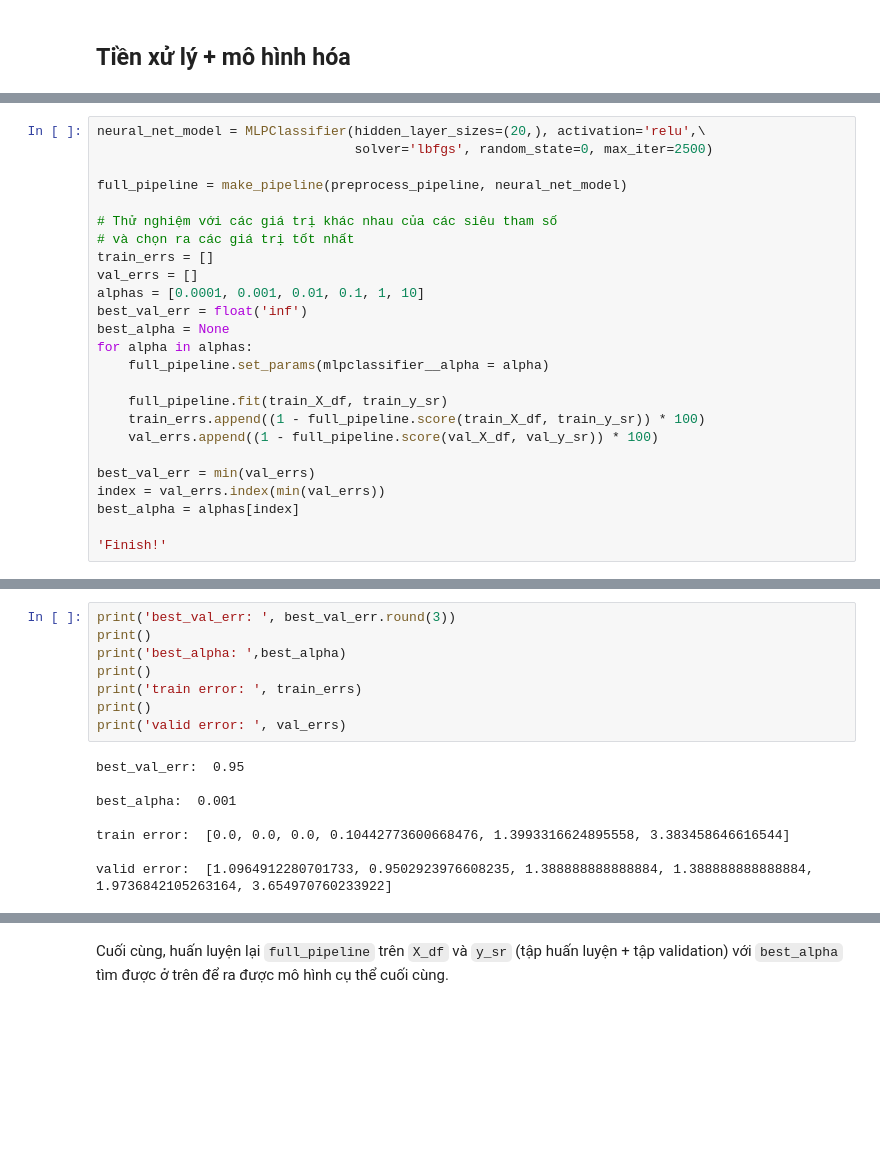
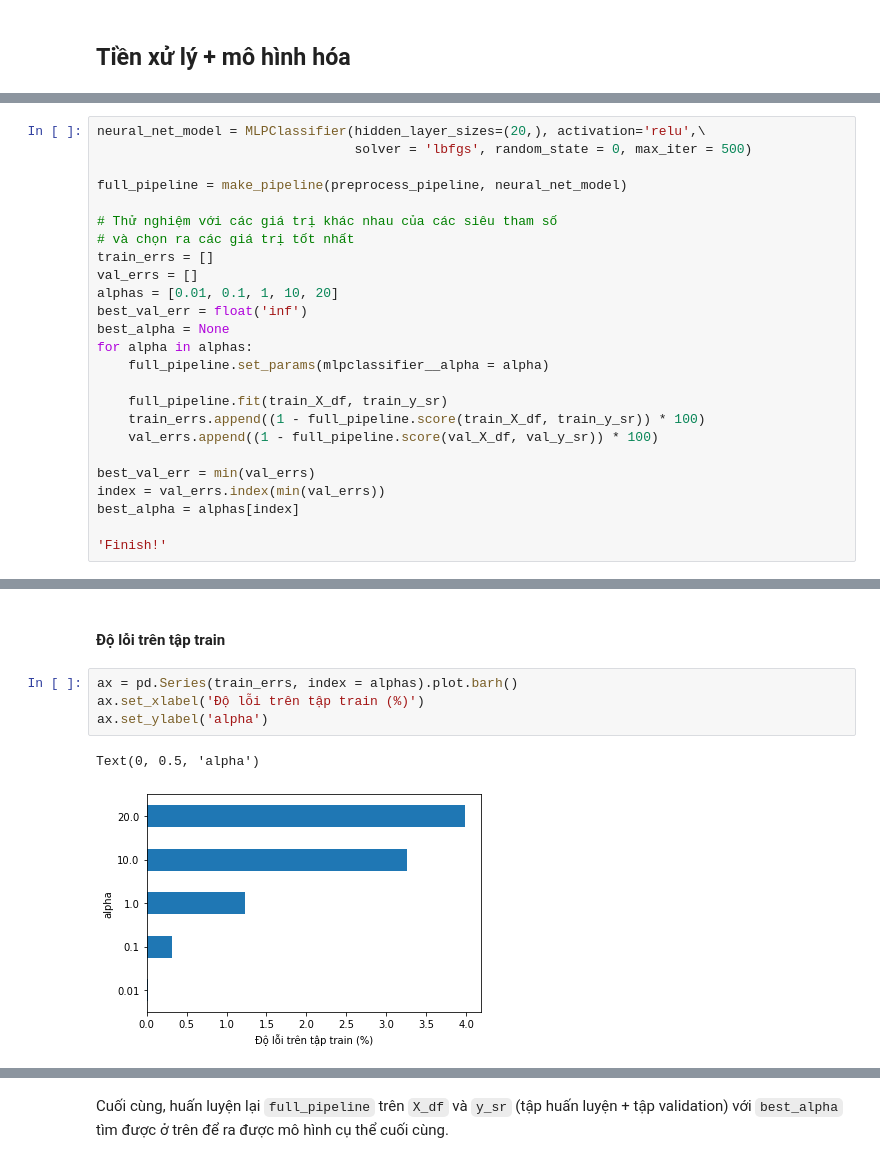
Before and after one commit to lethanhson1504/datascience-project-group16, a Jupyter notebook: Processing .ipynb, the cells around one changed output, grey strips where cells are left out. Cells and saved outputs as stored; diff of their text form; blank space fills up the shorter version.

```diff
--- a/Processing .ipynb
+++ b/Processing .ipynb
@@ -246,6 +247,6 @@ preprocessed_val_X.shape
 # %%
 neural_net_model = MLPClassifier(hidden_layer_sizes=(20,), activation='relu',\
-                                 solver='lbfgs', random_state=0, max_iter=2500)
+                                 solver = 'lbfgs', random_state = 0, max_iter = 500)
 
 full_pipeline = make_pipeline(preprocess_pipeline, neural_net_model)
 
@@ -253,7 +254,7 @@ full_pipeline = make_pipeline(preprocess_pipeline, neural_net_model)
 # và chọn ra các giá trị tốt nhất
 train_errs = []
 val_errs = []
-alphas = [0.0001, 0.001, 0.01, 0.1, 1, 10]
+alphas = [0.01, 0.1, 1, 10, 20]
 best_val_err = float('inf')
 best_alpha = None
 for alpha in alphas:
@@ -290,17 +307,10 @@ Pipeline(steps=[('pipeline',
                                random_state=0, solver='lbfgs'))])
+# %% [markdown]
+#### Độ lỗi trên tập train
 # %%
-print('best_val_err: ', best_val_err.round(3))
-print()
-print('best_alpha: ',best_alpha)
-print()
-print('train error: ', train_errs)
-print()
-print('valid error: ', val_errs)
+ax = pd.Series(train_errs, index = alphas).plot.barh()
+ax.set_xlabel('Độ lỗi trên tập train (%)')
+ax.set_ylabel('alpha')
 # %% [output]
-best_val_err:  0.95
-
-best_alpha:  0.001
-
-train error:  [0.0, 0.0, 0.0, 0.10442773600668476, 1.3993316624895558, 3.383458646616544]
-
-valid error:  [1.0964912280701733, 0.9502923976608235, 1.388888888888884, 1.388888888888884, 1.9736842105263164, 3.654970760233922]
+Text(0, 0.5, 'alpha')
+[figure, added]
```
Also changed, not shown: parts of 17 cells of this notebook.
